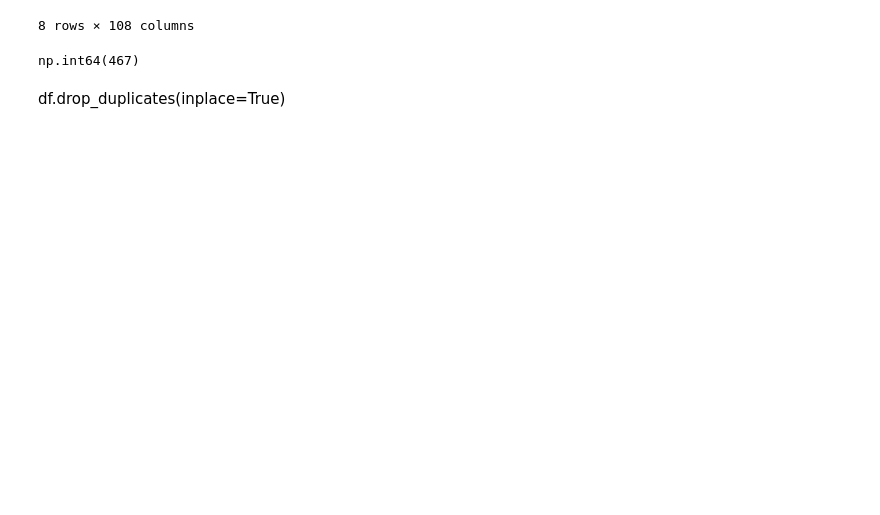
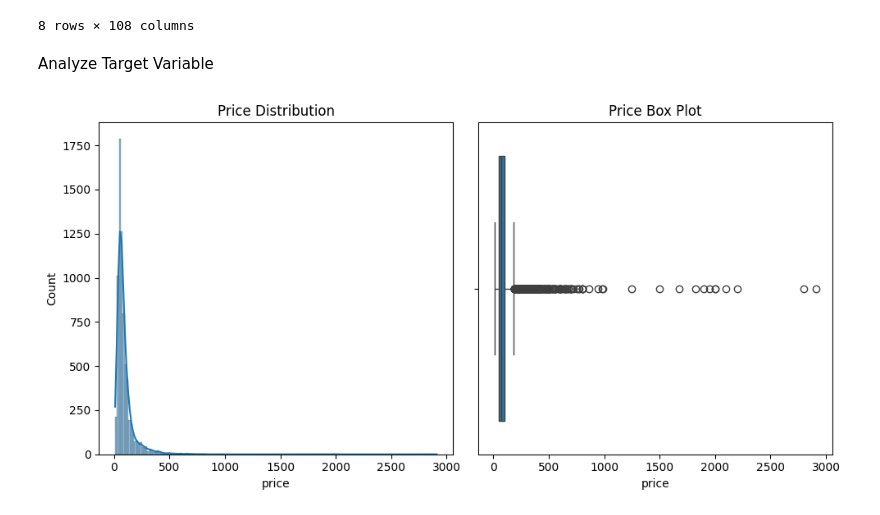
Before and after one commit to Chebaleomkar/real-estate-price-prediction, a Jupyter notebook: notebooks/data_exploration.ipynb, the cells around one changed output. Cells and saved outputs as stored; diff of their text form; code cells hidden in the pictures; blank space fills up the shorter version.

```diff
--- a/notebooks/data_exploration.ipynb
+++ b/notebooks/data_exploration.ipynb
@@ -49,9 +51,21 @@ df.describe()
 | 75% | 3.000000 | 2.000000 | 104.000000 | 1640.250000 | 3.000000 | 6618.285651 | 1.000000 | ... |
 | max | 9.000000 | 3.000000 | 2912.000000 | 30400.000000 | 9.000000 | 35000.000000 | 1.000000 | ... |
 8 rows × 108 columns
-# %%
-df.duplicated().sum()
-# %% [output]
-np.int64(467)
-# %% [markdown]
-df.drop_duplicates(inplace=True)
+# %% [markdown]
+Analyze Target Variable
+# %%
+#Distribution of Price
+
+plt.figure(figsize=(10,5))
+
+plt.subplot(1,2,1)
+sns.histplot(df["price"],kde=True)
+plt.title("Price Distribution")
+
+plt.subplot(1,2,2)
+sns.boxplot(x=df["price"])
+plt.title("Price Box Plot")
+plt.tight_layout()
+plt.show()
+# %% [output]
+[figure, added]
```
Also changed, not shown: parts of 4 cells of this notebook.
